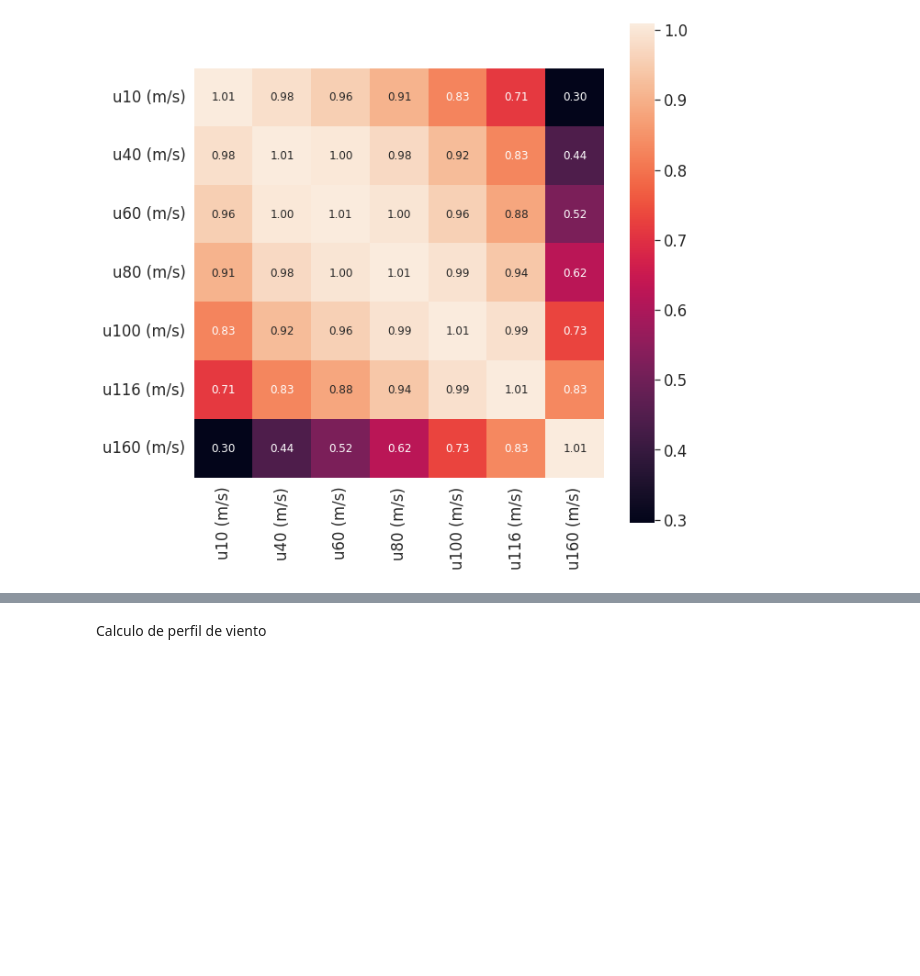
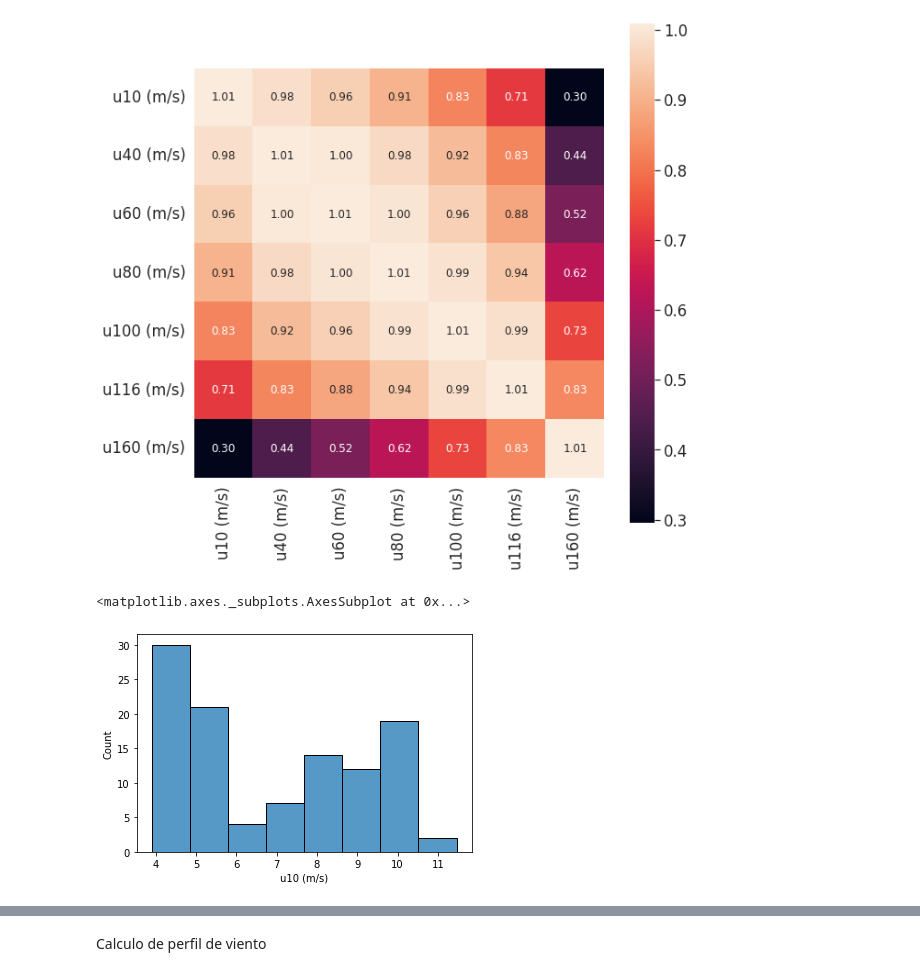
Before and after one commit to mteoraso/ML_Practice, a Jupyter notebook: Wind_energy.ipynb, the cells around one changed output, grey strips where cells are left out. Cells and saved outputs as stored; diff of their text form; code cells hidden in the pictures; blank space fills up the shorter version.

```diff
--- a/Wind_energy.ipynb
+++ b/Wind_energy.ipynb
@@ -122,2 +132,7 @@ hm=sns.heatmap(covariance_matrix,
 # %% [output]
 [figure]
+# %%
+sns.histplot(df['u10 (m/s)'])
+# %% [output]
+<matplotlib.axes._subplots.AxesSubplot at 0x...>
+[figure, added]
```
Also changed, not shown: parts of 13 cells of this notebook.
